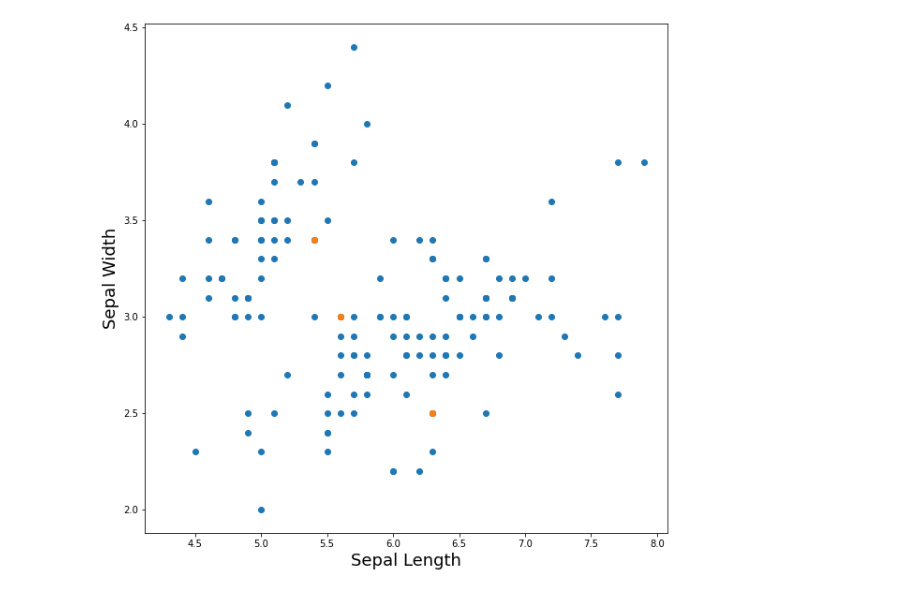
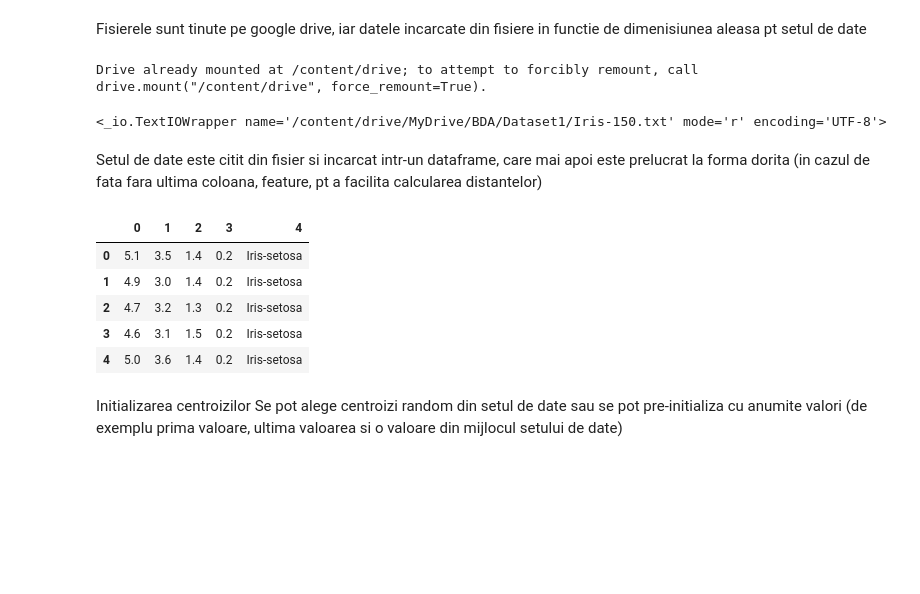
Before and after one commit to gnicoleta/BDA, a Jupyter notebook: K_MEANS_IMPL.ipynb, the cells around one changed output. Saved outputs shown, nothing was run; the diff lists cells and outputs as text; code cells hidden in the pictures; blank space fills up the shorter version.

```diff
--- a/K_MEANS_IMPL.ipynb
+++ b/K_MEANS_IMPL.ipynb
@@ -1,35 +1,43 @@
 # %% [markdown]
 <a href="https://colab.research.google.com/github/gnicoleta/BDA/blob/main/K_MEANS_IMPL.ipynb" target="_parent"><img src="https://colab.research.google.com/assets/colab-badge.svg" alt="Open In Colab"/></a>
-# %%
-import numpy as np
-import pandas as pd
-import os
-import matplotlib.pyplot as plt
-
-np.random.seed(50)
-
-dataset_size = 150
-# dataset_size = 15000000
-# read dataset
-dirname = os.path.join("/content/Dataset1", f'Iris-{str(dataset_size)}.txt')
-df = pd.read_csv(dirname, header=None)
-iris_matrix = df.values
-X = iris_matrix[:, :2]
-# plt.scatter(X[:,0], X[:,1], cmap='gist_rainbow')
-
-k = 3
-centroids = df.sample(n=k).values
-# print(centroids)
-# print(centroids[:,0])
-# print(centroids[:,1])
-
-# plt.scatter(centroids[:,0], centroids[:,1], cmap='gist_rainbow')
-
-fig = plt.figure(figsize=(10, 10))
-plt.scatter(X[:,0], X[:,1], cmap='gist_rainbow')
-plt.scatter(centroids[:,0], centroids[:,1], cmap='gist_rainbow')
-plt.xlabel('Sepal Length', fontsize=18)
-plt.ylabel('Sepal Width', fontsize=18)
-plt.show()
-# %% [output]
-[figure, removed]
+# %% [markdown]
+Fisierele sunt tinute pe google drive, iar datele incarcate din fisiere in functie de dimenisiunea aleasa pt setul de date
+# %%
+#open dataset file from drive
+from google.colab import drive
+
+drive.mount('/content/drive')
+
+
+dataset_size = 150
+data_file_path = "/content/drive/MyDrive/BDA/Dataset1/" + f'Iris-{str(dataset_size)}.txt'
+open(data_file_path, 'r')
+# %% [output]
+Drive already mounted at /content/drive; to attempt to forcibly remount, call drive.mount("/content/drive", force_remount=True).
+<_io.TextIOWrapper name='/content/drive/MyDrive/BDA/Dataset1/Iris-150.txt' mode='r' encoding='UTF-8'>
+# %% [markdown]
+Setul de date este citit din fisier si incarcat intr-un dataframe, care mai apoi este prelucrat la forma dorita (in cazul de fata fara ultima coloana, feature, pt a facilita calcularea distantelor)
+# %%
+#load data
+import numpy as np
+import pandas as pd
+
+np.random.seed(50)
+
+data_frame = pd.read_csv(data_file_path, header=None)
+iris_data = data_frame.values
+
+#fara label -> ai nevoie doar de nr ca sa poti calcula distanta
+data = iris_data[:, :iris_data.shape[1]-1]
+# %%
+data_frame.head()
+# %% [output]
+|  | 0 | 1 | 2 | 3 | 4 |
+| 0 | 5.1 | 3.5 | 1.4 | 0.2 | Iris-setosa |
+| 1 | 4.9 | 3.0 | 1.4 | 0.2 | Iris-setosa |
+| 2 | 4.7 | 3.2 | 1.3 | 0.2 | Iris-setosa |
+| 3 | 4.6 | 3.1 | 1.5 | 0.2 | Iris-setosa |
+| 4 | 5.0 | 3.6 | 1.4 | 0.2 | Iris-setosa |
+# %% [markdown]
+Initializarea centroizilor
+Se pot alege centroizi random din setul de date sau se pot pre-initializa cu anumite valori (de exemplu prima valoare, ultima valoarea si o valoare din mijlocul setului de date)
```
Also changed, not shown: parts of 10 cells of this notebook.
